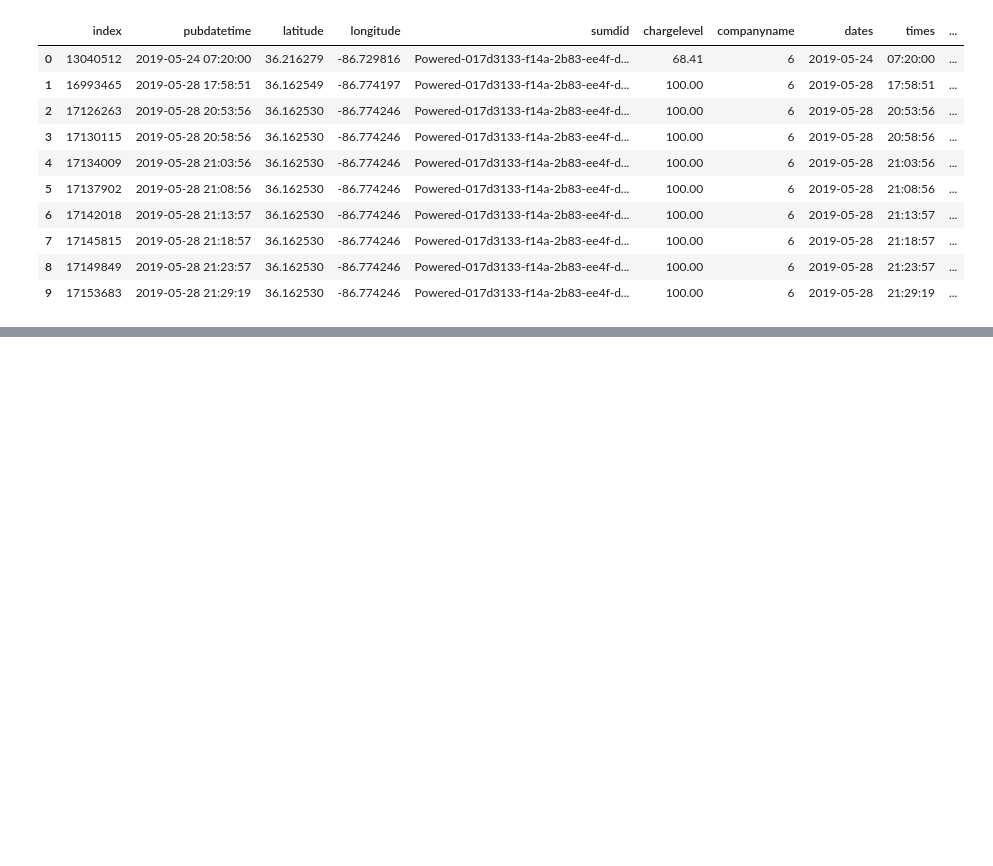
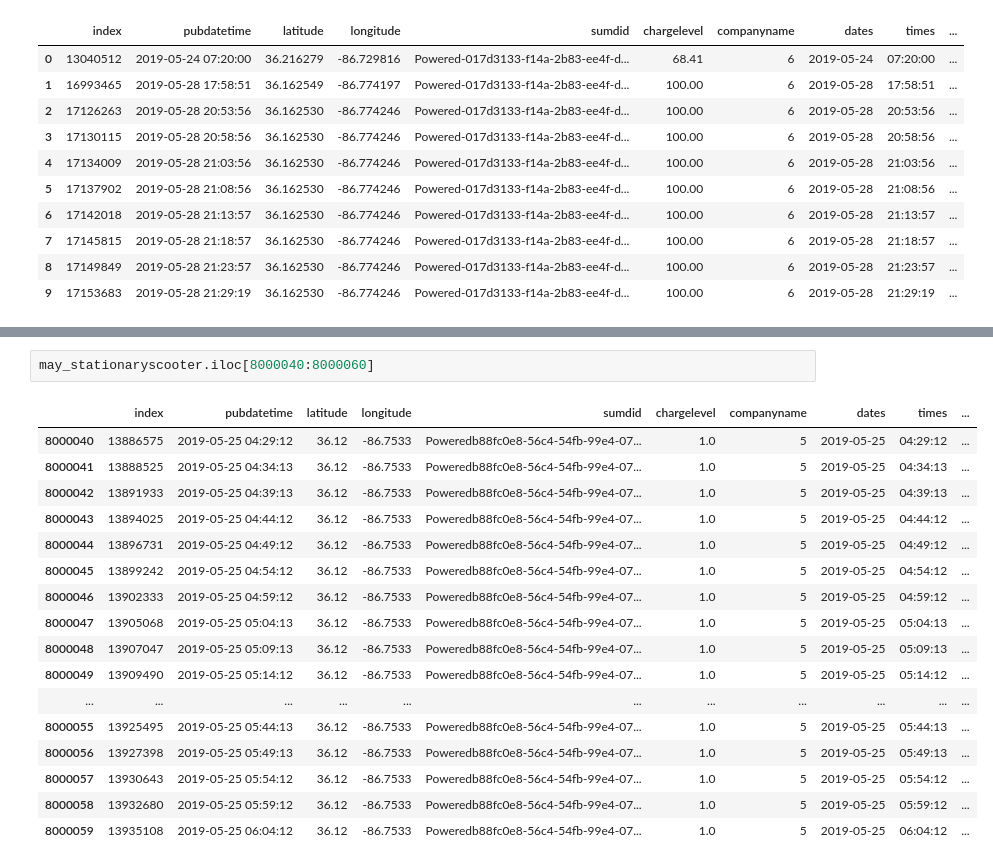
Before and after one commit to Rhunsilval/nashville_scooters_python, a Jupyter notebook: notebooks/2_exploration_may.ipynb, the cells around one changed output, grey strips where cells are left out. Saved outputs shown, nothing was run; the diff lists cells and outputs as text; blank space fills up the shorter version.

```diff
--- a/notebooks/2_exploration_may.ipynb
+++ b/notebooks/2_exploration_may.ipynb
@@ -963,0 +879,20 @@ memory usage: 213.6+ MB
+# %%
+may_stationaryscooter.iloc[8000040:8000060]
+# %% [output]
+|  | index | pubdatetime | latitude | longitude | sumdid | chargelevel | companyname | dates | times | ... |
+| 8000040 | 13886575 | 2019-05-25 04:29:12 | 36.12 | -86.7533 | Poweredb88fc0e8-56c4-54fb-99e4-07... | 1.0 | 5 | 2019-05-25 | 04:29:12 | ... |
+| 8000041 | 13888525 | 2019-05-25 04:34:13 | 36.12 | -86.7533 | Poweredb88fc0e8-56c4-54fb-99e4-07... | 1.0 | 5 | 2019-05-25 | 04:34:13 | ... |
+| 8000042 | 13891933 | 2019-05-25 04:39:13 | 36.12 | -86.7533 | Poweredb88fc0e8-56c4-54fb-99e4-07... | 1.0 | 5 | 2019-05-25 | 04:39:13 | ... |
+| 8000043 | 13894025 | 2019-05-25 04:44:12 | 36.12 | -86.7533 | Poweredb88fc0e8-56c4-54fb-99e4-07... | 1.0 | 5 | 2019-05-25 | 04:44:12 | ... |
+| 8000044 | 13896731 | 2019-05-25 04:49:12 | 36.12 | -86.7533 | Poweredb88fc0e8-56c4-54fb-99e4-07... | 1.0 | 5 | 2019-05-25 | 04:49:12 | ... |
+| 8000045 | 13899242 | 2019-05-25 04:54:12 | 36.12 | -86.7533 | Poweredb88fc0e8-56c4-54fb-99e4-07... | 1.0 | 5 | 2019-05-25 | 04:54:12 | ... |
+| 8000046 | 13902333 | 2019-05-25 04:59:12 | 36.12 | -86.7533 | Poweredb88fc0e8-56c4-54fb-99e4-07... | 1.0 | 5 | 2019-05-25 | 04:59:12 | ... |
+| 8000047 | 13905068 | 2019-05-25 05:04:13 | 36.12 | -86.7533 | Poweredb88fc0e8-56c4-54fb-99e4-07... | 1.0 | 5 | 2019-05-25 | 05:04:13 | ... |
+| 8000048 | 13907047 | 2019-05-25 05:09:13 | 36.12 | -86.7533 | Poweredb88fc0e8-56c4-54fb-99e4-07... | 1.0 | 5 | 2019-05-25 | 05:09:13 | ... |
+| 8000049 | 13909490 | 2019-05-25 05:14:12 | 36.12 | -86.7533 | Poweredb88fc0e8-56c4-54fb-99e4-07... | 1.0 | 5 | 2019-05-25 | 05:14:12 | ... |
+| ... | ... | ... | ... | ... | ... | ... | ... | ... | ... | ... |
+| 8000055 | 13925495 | 2019-05-25 05:44:13 | 36.12 | -86.7533 | Poweredb88fc0e8-56c4-54fb-99e4-07... | 1.0 | 5 | 2019-05-25 | 05:44:13 | ... |
+| 8000056 | 13927398 | 2019-05-25 05:49:13 | 36.12 | -86.7533 | Poweredb88fc0e8-56c4-54fb-99e4-07... | 1.0 | 5 | 2019-05-25 | 05:49:13 | ... |
+| 8000057 | 13930643 | 2019-05-25 05:54:12 | 36.12 | -86.7533 | Poweredb88fc0e8-56c4-54fb-99e4-07... | 1.0 | 5 | 2019-05-25 | 05:54:12 | ... |
+| 8000058 | 13932680 | 2019-05-25 05:59:12 | 36.12 | -86.7533 | Poweredb88fc0e8-56c4-54fb-99e4-07... | 1.0 | 5 | 2019-05-25 | 05:59:12 | ... |
+| 8000059 | 13935108 | 2019-05-25 06:04:12 | 36.12 | -86.7533 | Poweredb88fc0e8-56c4-54fb-99e4-07... | 1.0 | 5 | 2019-05-25 | 06:04:12 | ... |
```
Also changed, not shown: parts of 13 cells of this notebook.
